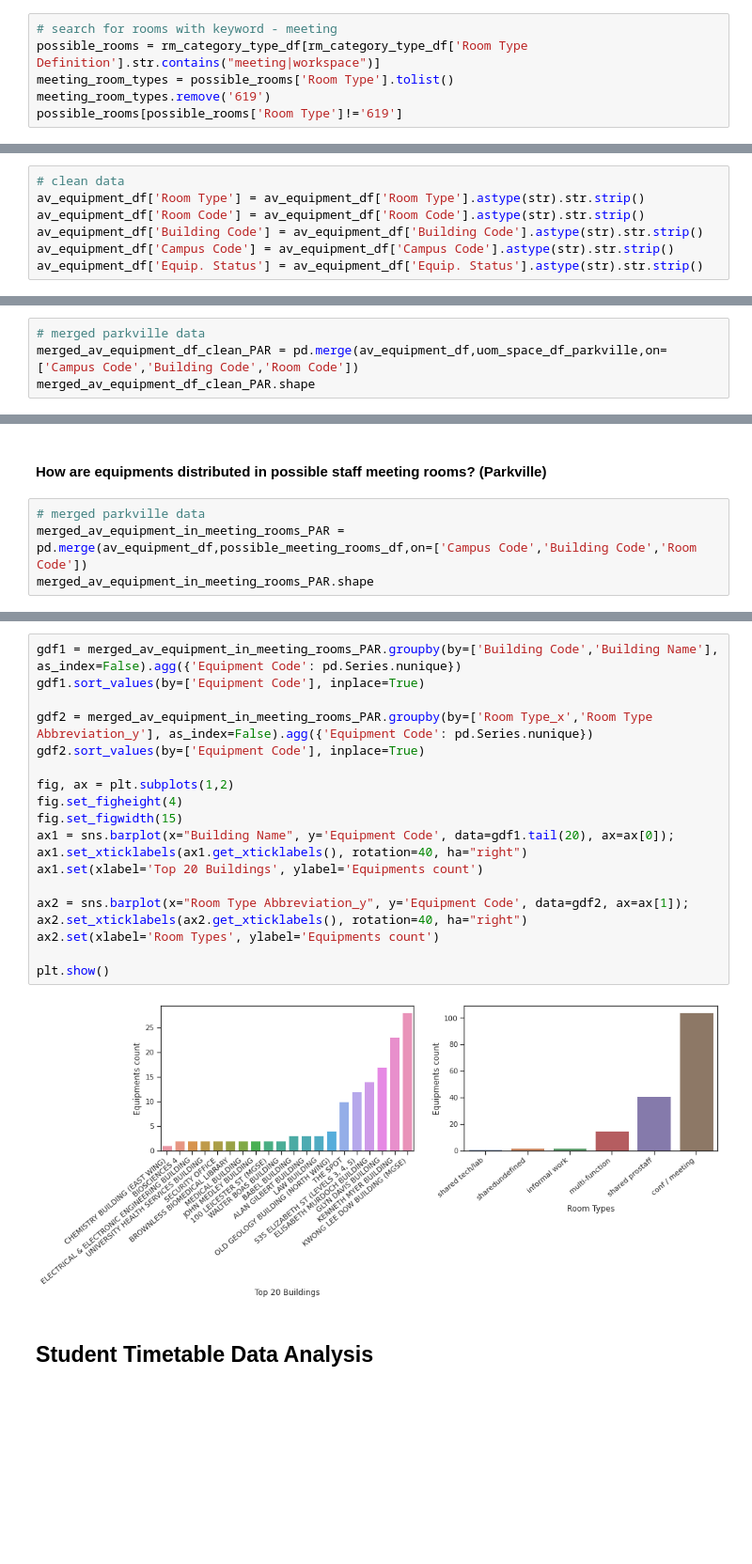
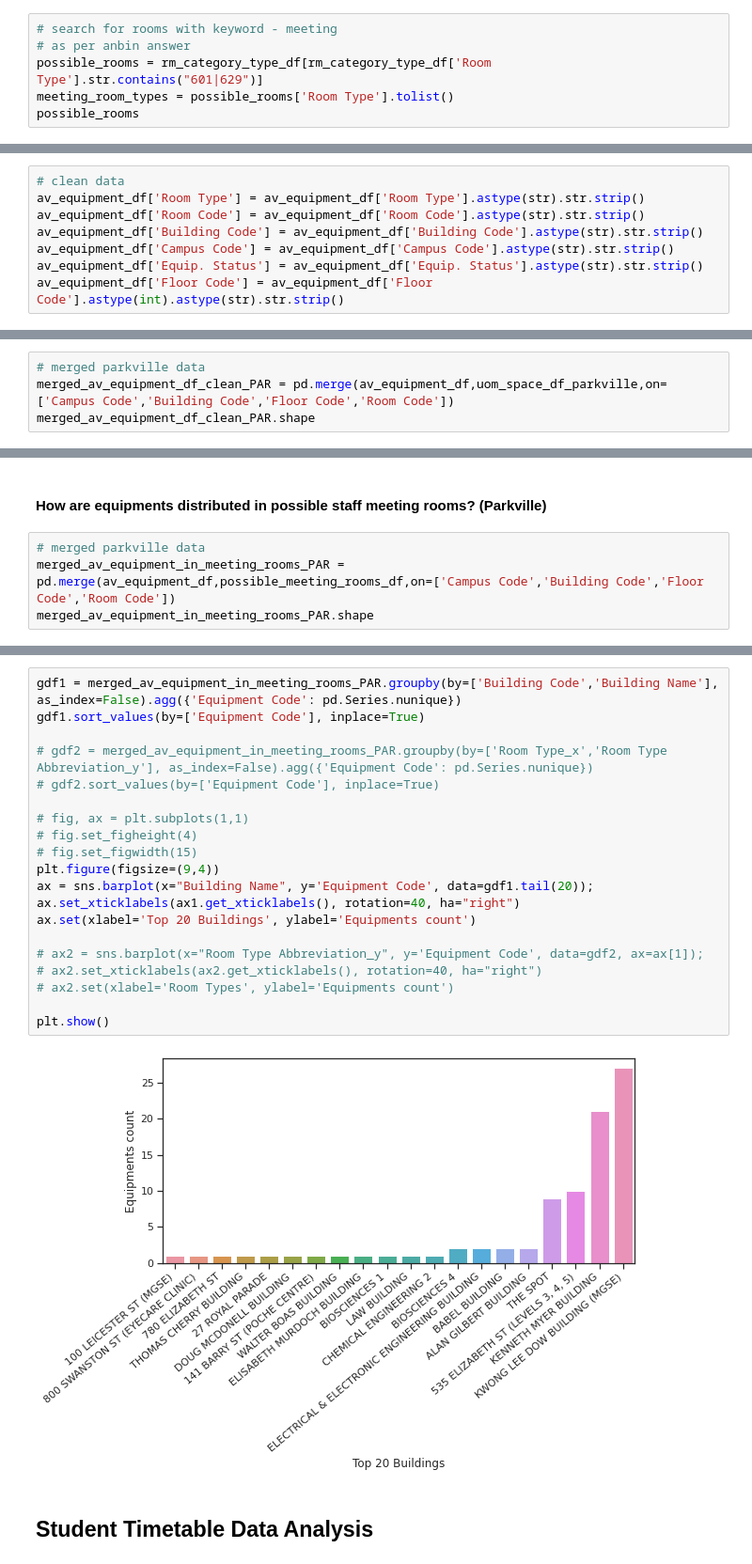
Before and after one commit to abhinavcreed13/project-space-optimisation-group-3, a Jupyter notebook: notebooks/exploratory-data-analysis.ipynb, the cells around one changed output, grey strips where cells are left out. Shown at 94% size. Cells and saved outputs as stored; diff of their text form; blank space fills up the shorter version.

```diff
--- a/notebooks/exploratory-data-analysis.ipynb
+++ b/notebooks/exploratory-data-analysis.ipynb
@@ -402,9 +405,9 @@ possible_rooms
 | 195 | 8 | 842 | wc ambl unisex | toilet - unisex ambulant | ambulant unisex toilet (uom) |
 # %%
 # search for rooms with keyword - meeting
-possible_rooms = rm_category_type_df[rm_category_type_df['Room Type Definition'].str.contains("meeting|workspace")]
+# as per anbin answer
+possible_rooms = rm_category_type_df[rm_category_type_df['Room Type'].str.contains("601|629")]
 meeting_room_types = possible_rooms['Room Type'].tolist()
-meeting_room_types.remove('619')
-possible_rooms[possible_rooms['Room Type']!='619']
+possible_rooms
 # %% [output]
 |  | Room Category | Room Type | Room Type Abbreviation | Description | Room Type Definition |
@@ -727,3 +722,4 @@ av_equipment_df['Room Code'] = av_equipment_df['Room Code'].astype(str).str.stri
 av_equipment_df['Building Code'] = av_equipment_df['Building Code'].astype(str).str.strip()
 av_equipment_df['Campus Code'] = av_equipment_df['Campus Code'].astype(str).str.strip()
 av_equipment_df['Equip. Status'] = av_equipment_df['Equip. Status'].astype(str).str.strip()
+av_equipment_df['Floor Code'] = av_equipment_df['Floor Code'].astype(int).astype(str).str.strip()
@@ -759,5 +778,5 @@ merged_av_equipment_df_clean.shape
 # %%
 # merged parkville data
-merged_av_equipment_df_clean_PAR = pd.merge(av_equipment_df,uom_space_df_parkville,on=['Campus Code','Building Code','Room Code'])
+merged_av_equipment_df_clean_PAR = pd.merge(av_equipment_df,uom_space_df_parkville,on=['Campus Code','Building Code','Floor Code','Room Code'])
 merged_av_equipment_df_clean_PAR.shape
 # %% [output]
@@ -919,6 +938,6 @@ plt.show()
 #### How are equipments distributed in possible staff meeting rooms? (Parkville)
 # %%
 # merged parkville data
-merged_av_equipment_in_meeting_rooms_PAR = pd.merge(av_equipment_df,possible_meeting_rooms_df,on=['Campus Code','Building Code','Room Code'])
+merged_av_equipment_in_meeting_rooms_PAR = pd.merge(av_equipment_df,possible_meeting_rooms_df,on=['Campus Code','Building Code','Floor Code','Room Code'])
 merged_av_equipment_in_meeting_rooms_PAR.shape
 # %% [output]
@@ -926,24 +945,25 @@ merged_av_equipment_in_meeting_rooms_PAR.shape
 # %%
 gdf1 = merged_av_equipment_in_meeting_rooms_PAR.groupby(by=['Building Code','Building Name'], as_index=False).agg({'Equipment Code': pd.Series.nunique})
 gdf1.sort_values(by=['Equipment Code'], inplace=True)
 
-gdf2 = merged_av_equipment_in_meeting_rooms_PAR.groupby(by=['Room Type_x','Room Type Abbreviation_y'], as_index=False).agg({'Equipment Code': pd.Series.nunique})
-gdf2.sort_values(by=['Equipment Code'], inplace=True)
+# gdf2 = merged_av_equipment_in_meeting_rooms_PAR.groupby(by=['Room Type_x','Room Type Abbreviation_y'], as_index=False).agg({'Equipment Code': pd.Series.nunique})
+# gdf2.sort_values(by=['Equipment Code'], inplace=True)
 
-fig, ax = plt.subplots(1,2)
-fig.set_figheight(4)
-fig.set_figwidth(15)
-ax1 = sns.barplot(x="Building Name", y='Equipment Code', data=gdf1.tail(20), ax=ax[0]);
-ax1.set_xticklabels(ax1.get_xticklabels(), rotation=40, ha="right")
-ax1.set(xlabel='Top 20 Buildings', ylabel='Equipments count')
+# fig, ax = plt.subplots(1,1)
+# fig.set_figheight(4)
+# fig.set_figwidth(15)
+plt.figure(figsize=(9,4))
+ax = sns.barplot(x="Building Name", y='Equipment Code', data=gdf1.tail(20));
+ax.set_xticklabels(ax1.get_xticklabels(), rotation=40, ha="right")
+ax.set(xlabel='Top 20 Buildings', ylabel='Equipments count')
 
-ax2 = sns.barplot(x="Room Type Abbreviation_y", y='Equipment Code', data=gdf2, ax=ax[1]);
-ax2.set_xticklabels(ax2.get_xticklabels(), rotation=40, ha="right")
-ax2.set(xlabel='Room Types', ylabel='Equipments count')
+# ax2 = sns.barplot(x="Room Type Abbreviation_y", y='Equipment Code', data=gdf2, ax=ax[1]);
+# ax2.set_xticklabels(ax2.get_xticklabels(), rotation=40, ha="right")
+# ax2.set(xlabel='Room Types', ylabel='Equipments count')
 
 plt.show()
 # %% [output]
-[figure, old version]
+[figure, new version]
 # %% [markdown]
 ## Student Timetable Data Analysis
 # %%
```
Also changed, not shown: parts of 81 cells of this notebook, 1 other file.
